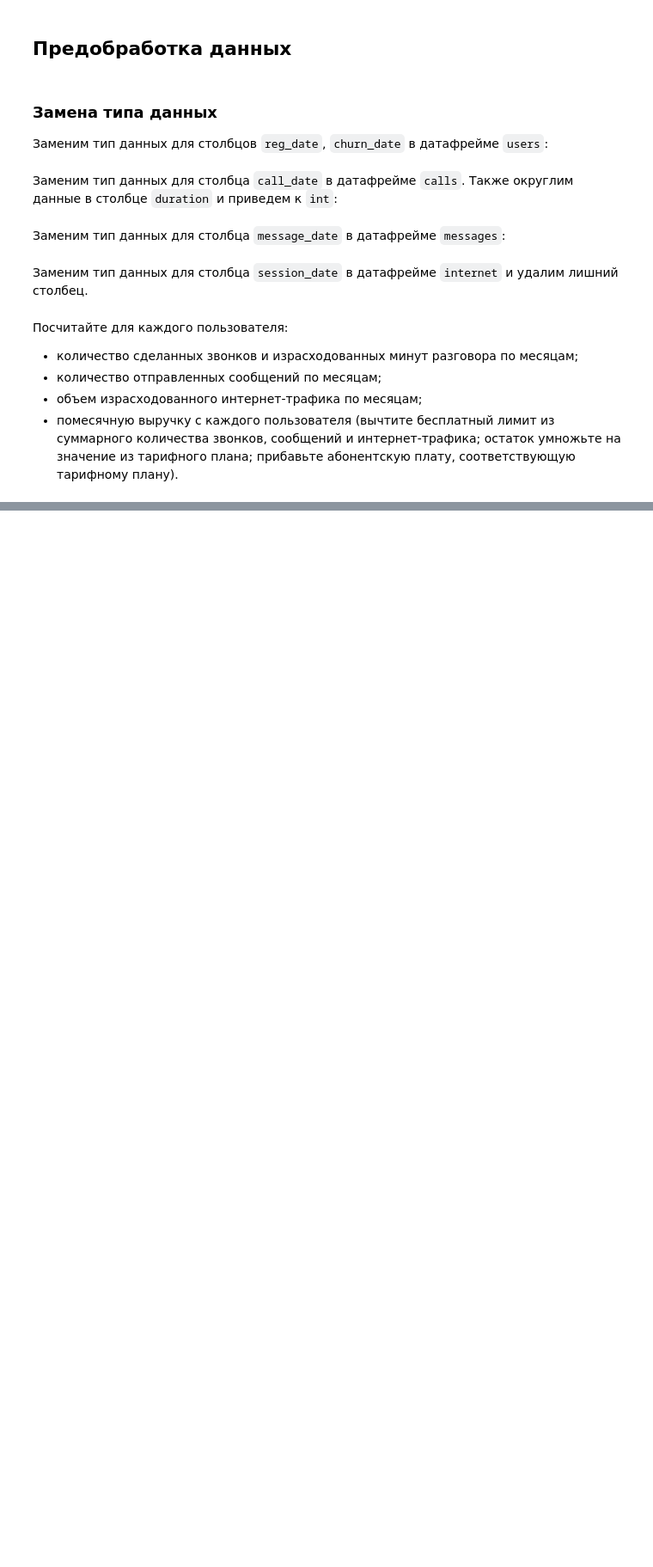
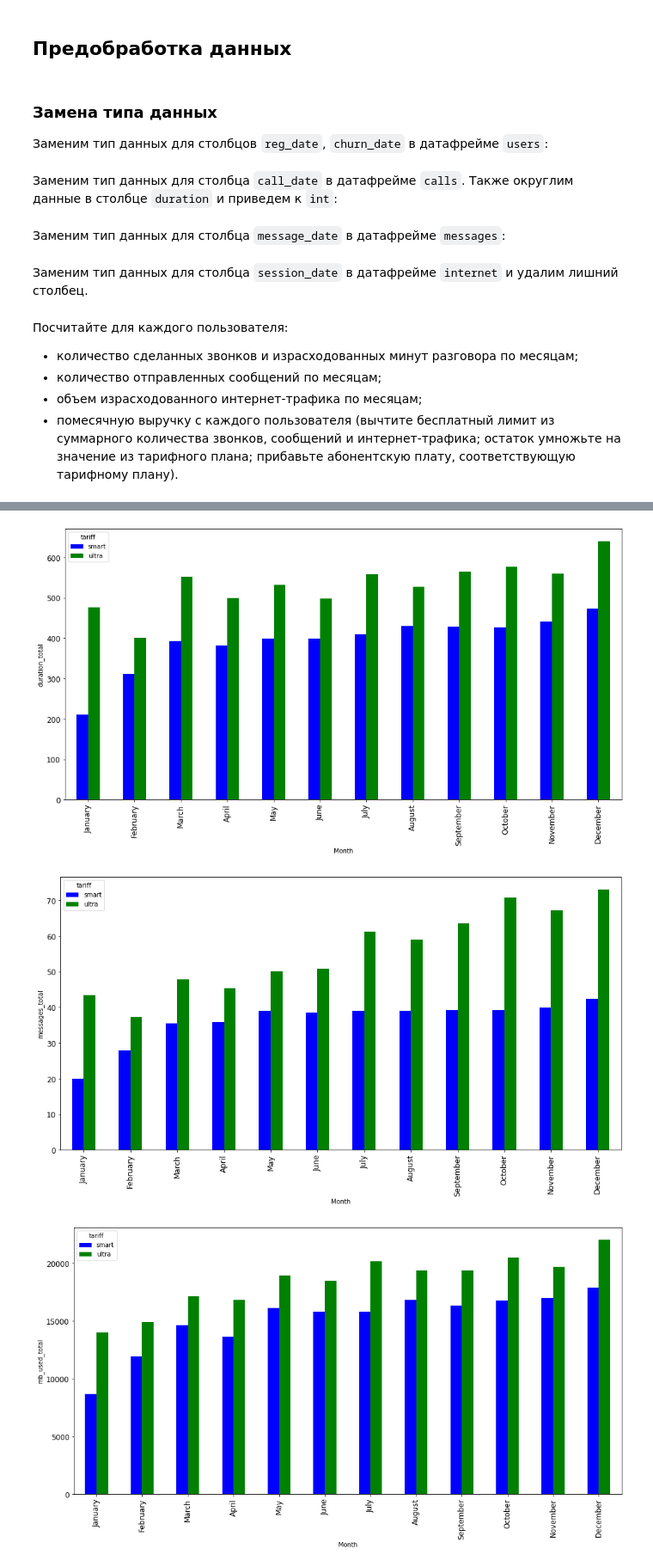
Before and after one commit to mariakyrychok/megaline, a Jupyter notebook: main.ipynb, the cells around one changed output, grey strips where cells are left out. Shown at 86% size. Cells and saved outputs as stored; diff of their text form; code cells hidden in the pictures; blank space fills up the shorter version.

```diff
--- a/main.ipynb
+++ b/main.ipynb
@@ -287,0 +312,3 @@ internet_per_month.head()
+# %%
+data = data.merge(users, on='user_id', how='left')
+data.head()
@@ -287,0 +322,3 @@ internet_per_month.head()
+# %%
+data = data.merge(tariffs, left_on='tariff', right_on='tariff_name', how='left')
+data.head()
@@ -287,0 +333,29 @@ internet_per_month.head()
+# %%
+def get_monthly_revenue(row):
+    minutes_over_tariff = max(row['duration_total'] - row['minutes_included'], 0)
+    messages_over_tariff = max(row['messages_total'] - row['messages_included'], 0)
+    mb_over_tariff = max(row['mb_used_total'] - row['mb_per_month_included'], 0)
+
+    return (
+            minutes_over_tariff * row['rub_per_minute'] +
+            messages_over_tariff * row['rub_per_message'] +
+            np.ceil(mb_over_tariff / 1024) * row['rub_per_gb'] +
+            row['rub_monthly_fee']
+    )
+
+data['revenue'] = data.apply(get_monthly_revenue, axis=1)
+# %%
+month_names = ['January', 'February', 'March', 'April', 'May', 'June', 'July', 'August', 'September', 'October', 'November', 'December']
+
+cols = ['duration_total', 'messages_total', 'mb_used_total']
+
+for col in cols:
+    (
+        data.pivot_table(index='month', columns='tariff', values=col, aggfunc='mean')
+            .plot(kind='bar', color=['blue', 'green'], xlabel='Month', ylabel=col, figsize=(16, 8), fontsize=12)
+            .set_xticklabels(month_names, rotation=90)
+    )
+# %% [output]
+[figure, added]
+[figure, added]
+[figure, added]
```
Also changed, not shown: parts of 18 cells of this notebook.
